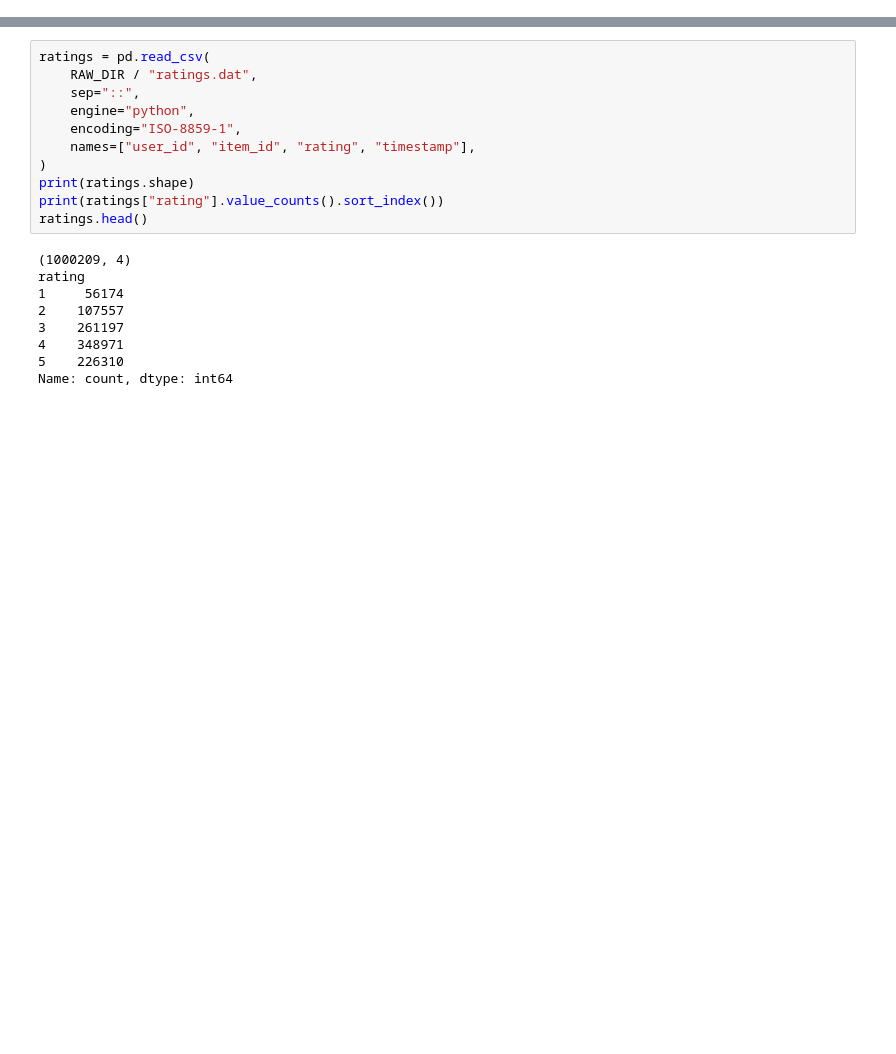
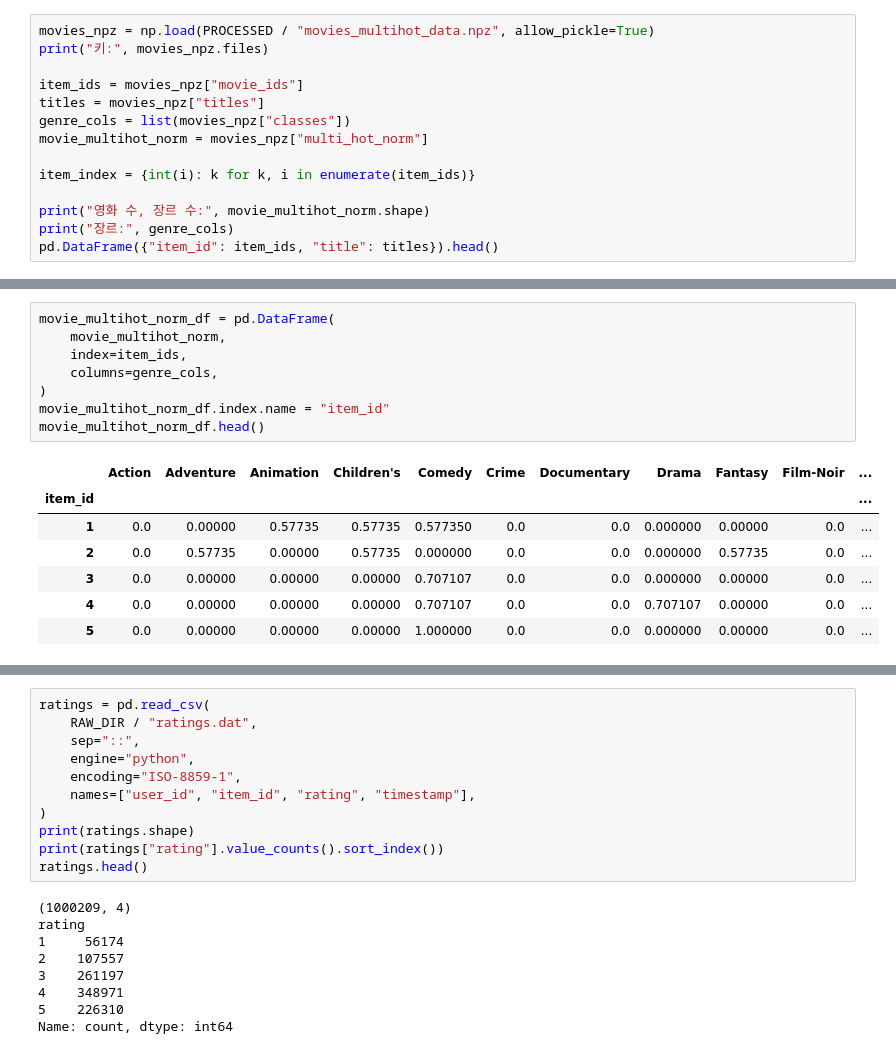
Before and after one commit to leegyeongwon/machine_learning_term_project, a Jupyter notebook: notebooks/content_based_walkthrough.ipynb, the cells around one changed output, grey strips where cells are left out. Cells and saved outputs as stored; diff of their text form; blank space fills up the shorter version.

```diff
--- a/notebooks/content_based_walkthrough.ipynb
+++ b/notebooks/content_based_walkthrough.ipynb
@@ -147,0 +43,14 @@ titles = movies["title"].to_numpy()
+# %%
+movies_npz = np.load(PROCESSED / "movies_multihot_data.npz", allow_pickle=True)
+print("키:", movies_npz.files)
+
+item_ids = movies_npz["movie_ids"]
+titles = movies_npz["titles"]
+genre_cols = list(movies_npz["classes"])
+movie_multihot_norm = movies_npz["multi_hot_norm"]
+
+item_index = {int(i): k for k, i in enumerate(item_ids)}
+
+print("영화 수, 장르 수:", movie_multihot_norm.shape)
+print("장르:", genre_cols)
+pd.DataFrame({"item_id": item_ids, "title": titles}).head()
@@ -147,0 +67,16 @@ titles = movies["title"].to_numpy()
+# %%
+movie_multihot_norm_df = pd.DataFrame(
+    movie_multihot_norm,
+    index=item_ids,
+    columns=genre_cols,
+)
+movie_multihot_norm_df.index.name = "item_id"
+movie_multihot_norm_df.head()
+# %% [output]
+|  | Action | Adventure | Animation | Children's | Comedy | Crime | Documentary | Drama | Fantasy | Film-Noir | ... |
+| item_id |  |  |  |  |  |  |  |  |  |  | ... |
+| 1 | 0.0 | 0.00000 | 0.57735 | 0.57735 | 0.577350 | 0.0 | 0.0 | 0.000000 | 0.00000 | 0.0 | ... |
+| 2 | 0.0 | 0.57735 | 0.00000 | 0.57735 | 0.000000 | 0.0 | 0.0 | 0.000000 | 0.57735 | 0.0 | ... |
+| 3 | 0.0 | 0.00000 | 0.00000 | 0.00000 | 0.707107 | 0.0 | 0.0 | 0.000000 | 0.00000 | 0.0 | ... |
+| 4 | 0.0 | 0.00000 | 0.00000 | 0.00000 | 0.707107 | 0.0 | 0.0 | 0.707107 | 0.00000 | 0.0 | ... |
+| 5 | 0.0 | 0.00000 | 0.00000 | 0.00000 | 1.000000 | 0.0 | 0.0 | 0.000000 | 0.00000 | 0.0 | ... |
```
Also changed, not shown: parts of 33 cells of this notebook, 7 other files.
